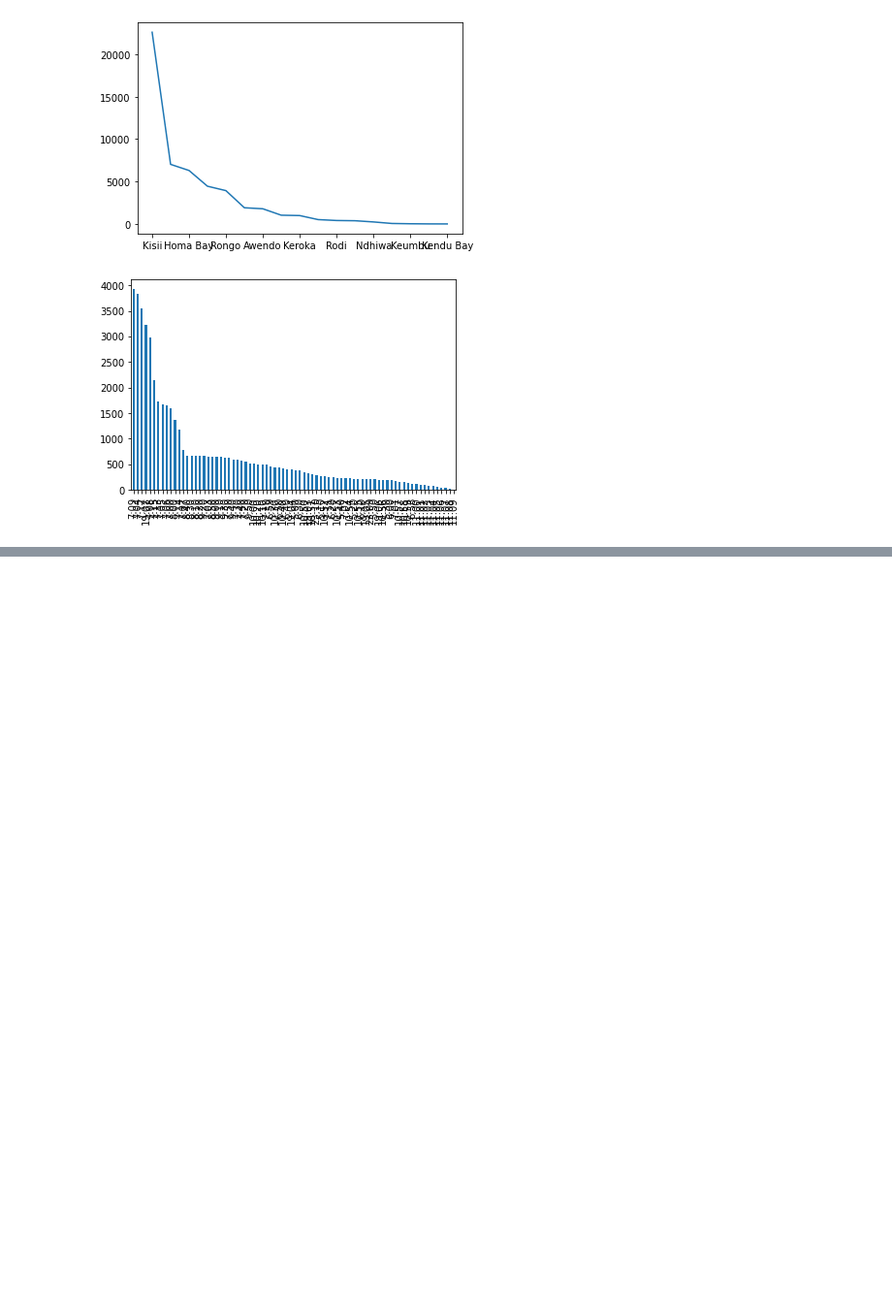
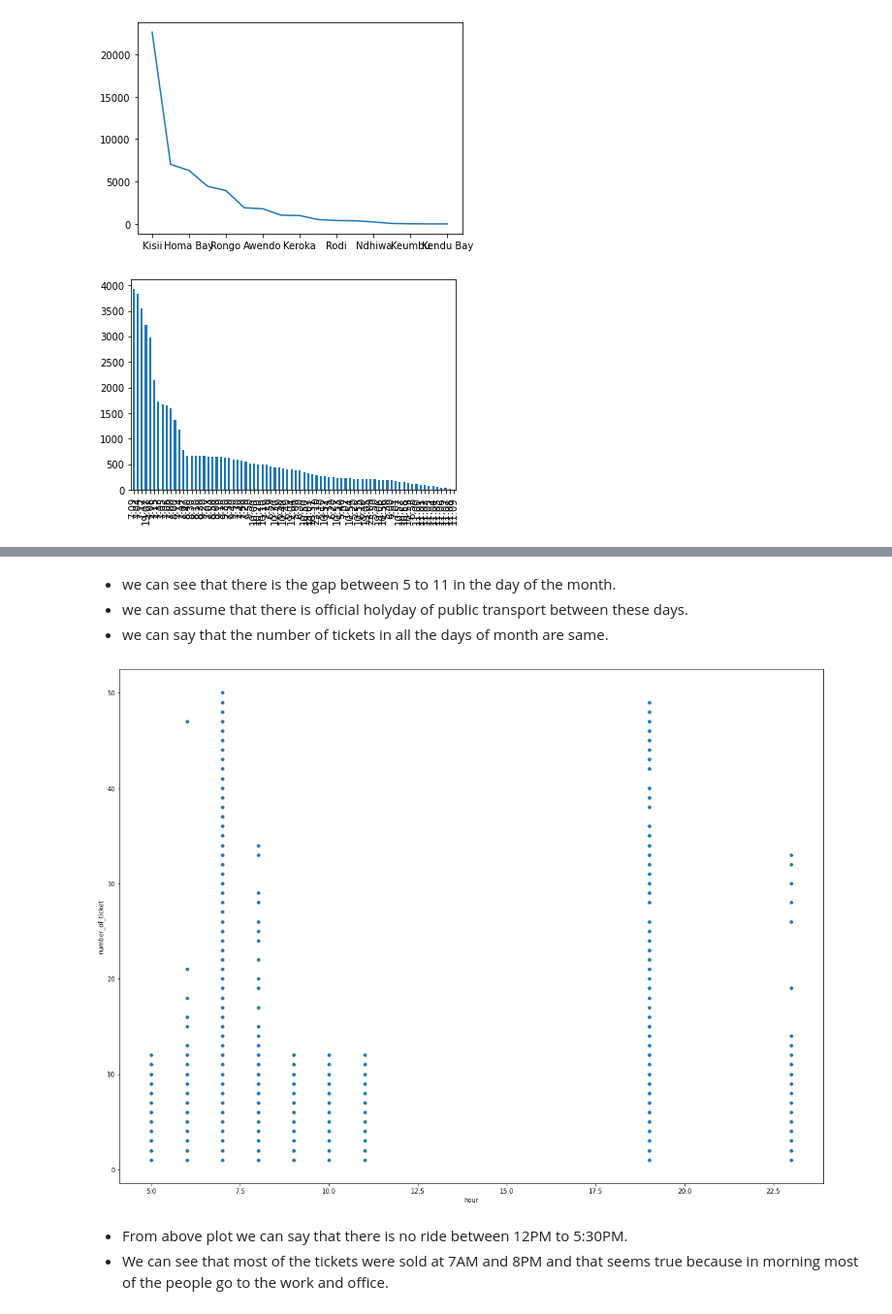
Before and after one commit to Yashwati-patel/Transport_Demand_Prediction, a Jupyter notebook: Final_Notebook_of_Transport_Demand_Prediction.ipynb, the cells around one changed output, grey strips where cells are left out. Shown: that part at 97% size. Drawn from its saved outputs; the diff is of its cells as text; code cells hidden in the pictures; blank space fills up the shorter version.

```diff
--- a/Final_Notebook_of_Transport_Demand_Prediction.ipynb
+++ b/Final_Notebook_of_Transport_Demand_Prediction.ipynb
@@ -202,0 +320,16 @@ plt.show()
+# %% [markdown]
+
+* we can see that there is the gap between 5 to 11 in the day of the month.
+* we can assume that there is official holyday of public transport between these days.
+* we can say that the number of tickets in all the days of month are same.
+# %%
+plt.figure(figsize=(20,15))
+
+sp = sns.scatterplot(x='hour', y='number_of_ticket', data=dataset)
+# %% [output]
+[figure, added]
+# %% [markdown]
+
+
+*  From above plot we can say that there is no ride between 12PM to 5:30PM.
+*  We can see that most of the tickets were sold at 7AM and 8PM and that seems true because in morning most of the people go to the work and office.
```
Also changed, not shown: parts of 25 cells of this notebook.
